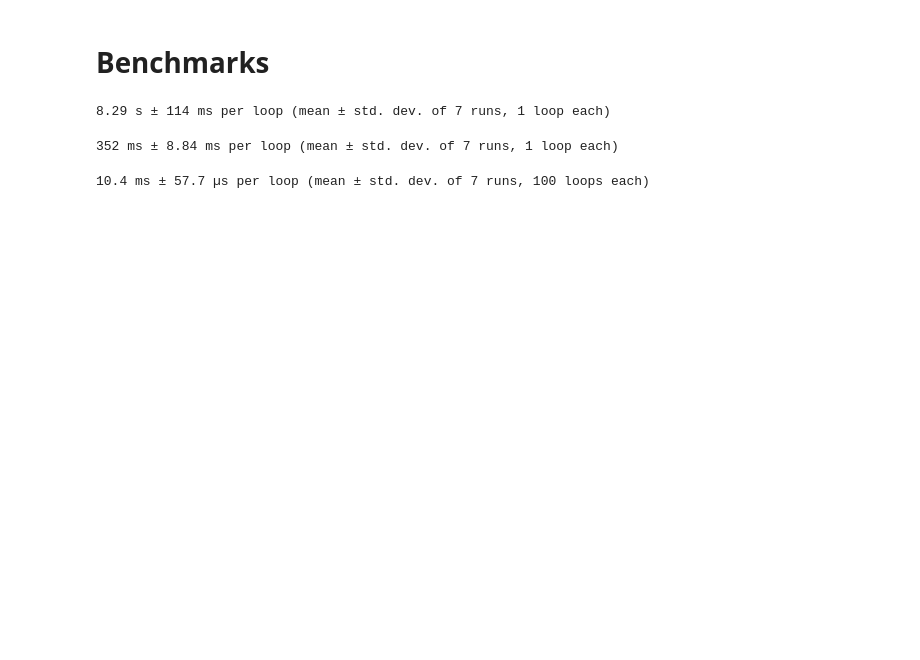
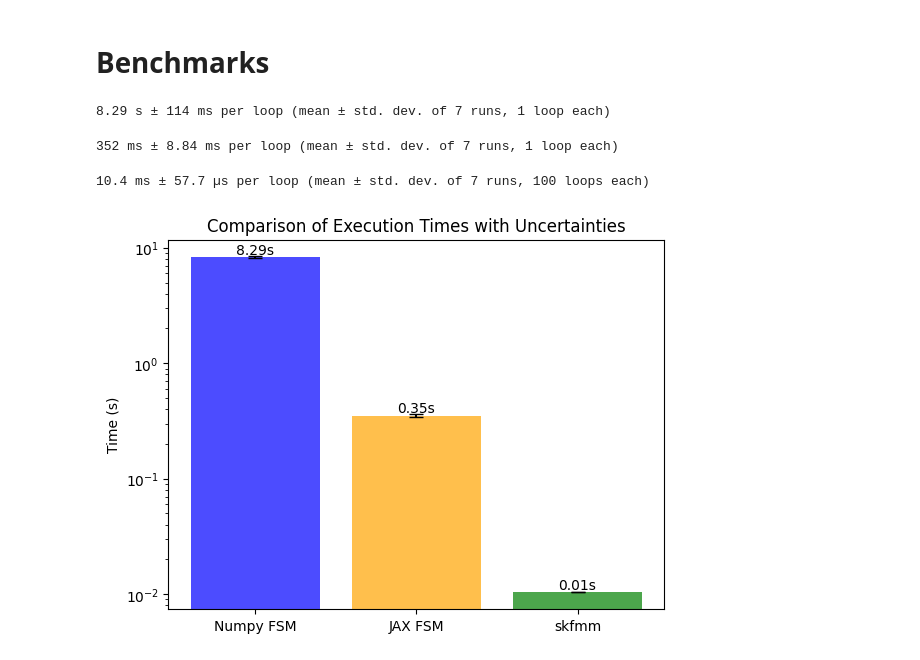
Before and after one commit to RohanGautam/fast_sweep_jax, a Jupyter notebook: demo.ipynb, the cells around one changed output. Cells and saved outputs as stored; diff of their text form; code cells hidden in the pictures; blank space fills up the shorter version.

```diff
--- a/demo.ipynb
+++ b/demo.ipynb
@@ -234,3 +242,34 @@ jax_input = [
 %timeit skfmm.travel_time(phi, speed, dx=[dh, dh])
 # %% [output]
 10.4 ms ± 57.7 µs per loop (mean ± std. dev. of 7 runs, 100 loops each)
+# %%
+means = [8.29, 352 * 1e-3, 10.4 * 1e-3]
+stds = [114 * 1e-3, 8.84 * 1e-3, 57.7 * 1e-6]
+
+labels = ["Numpy FSM", "JAX FSM", "skfmm"]
+x = np.arange(len(labels))
+
+fig, ax = plt.subplots()
+bars = ax.bar(
+    x, means, yerr=stds, capsize=5, color=["blue", "orange", "green"], alpha=0.7
+)
+ax.set_xticks(x)
+ax.set_xticklabels(labels)
+ax.set_ylabel("Time (s)")
+ax.set_yscale("log")
+ax.set_title("Comparison of Execution Times with Uncertainties")
+
+# Add mean times on the bars
+for bar, mean in zip(bars, means):
+    height = bar.get_height()
+    ax.text(
+        bar.get_x() + bar.get_width() / 2,
+        height,
+        f"{mean:.2f}s",
+        ha="center",
+        va="bottom",
+    )
+
+plt.show()
+# %% [output]
+[figure, added]
```
Also changed, not shown: parts of 4 cells of this notebook.
